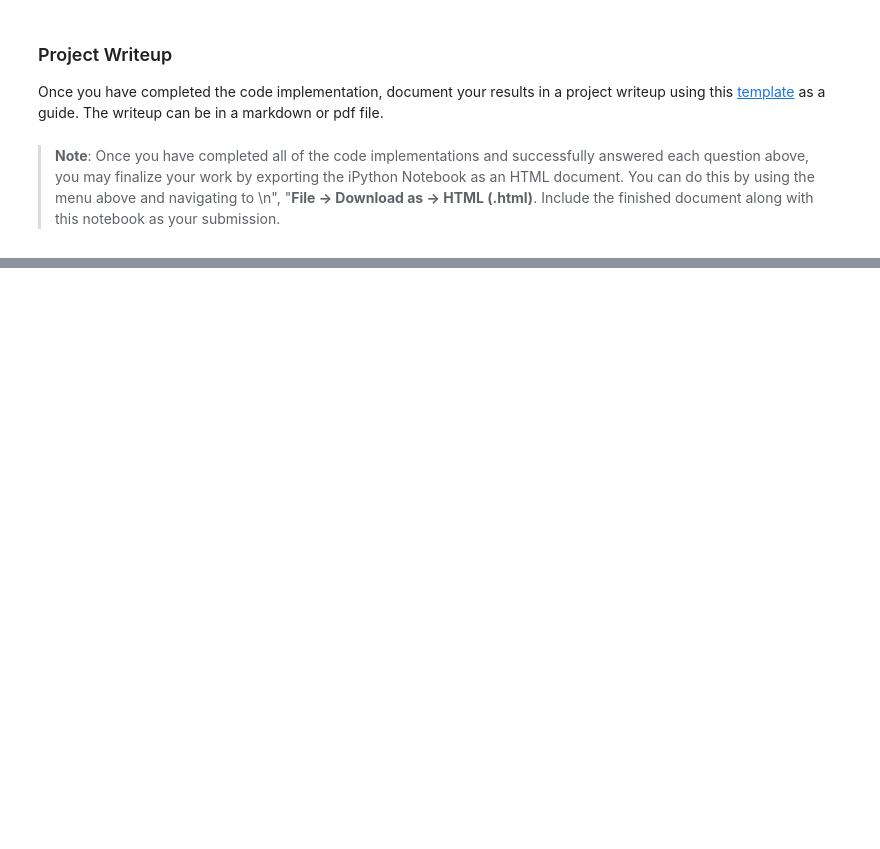
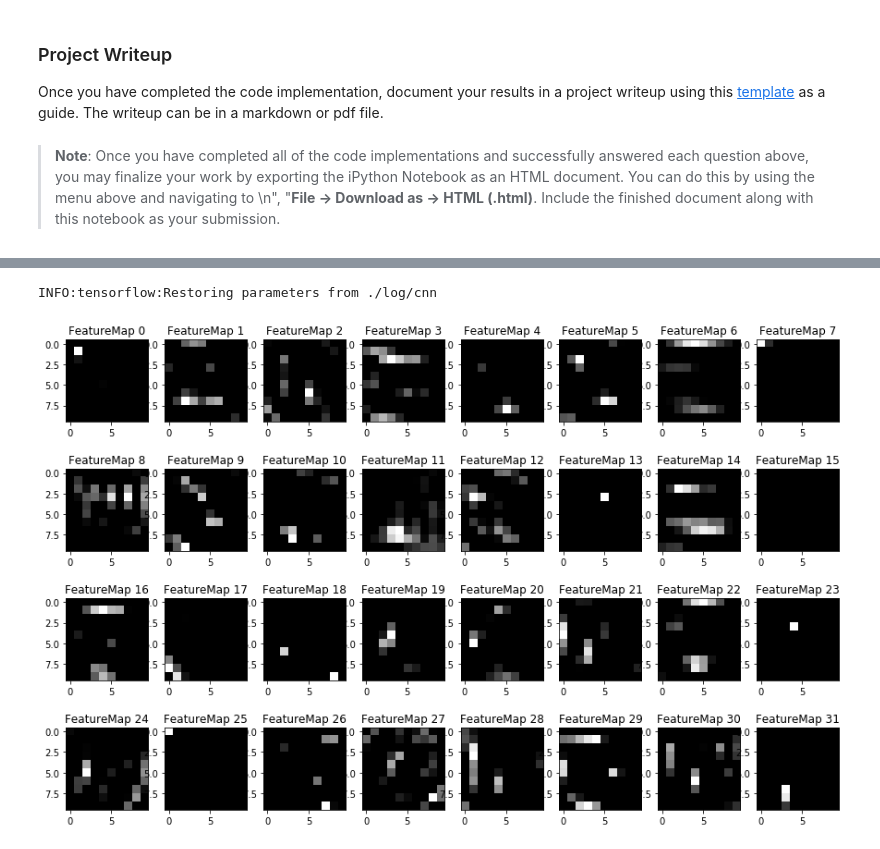
Before and after one commit to jdbermeol/CarND-Traffic-Sign-Classifier-Project, a Jupyter notebook: Traffic_Sign_Classifier.ipynb, the cells around one changed output, grey strips where cells are left out. Drawn from its saved outputs; the diff is of its cells as text; code cells hidden in the pictures; blank space fills up the shorter version.

```diff
--- a/Traffic_Sign_Classifier.ipynb
+++ b/Traffic_Sign_Classifier.ipynb
@@ -236,36 +314,36 @@ pre_process = (tf.image.rgb_to_grayscale(pre_process_placeholder) - 128) / 128
 # %% [markdown]
 ### Model Architecture
 # %%
-def encoder(x, keep_prop=1.0):
-    conv1 = tf.contrib.layers.conv2d(x, 108, [5, 5], padding='VALID')
+def encoder(x, rate=0.0):
+    conv1 = tf.layers.conv2d(x, 16, [5, 5], activation=tf.nn.relu)
 
-    max_pool1 = tf.contrib.layers.max_pool2d(
+    max_pool1 = tf.layers.max_pooling2d(
         conv1,
-        [2, 2],
-        stride=2,
-        padding='SAME',
+        pool_size=[2, 2],
+        strides=2,
+        padding='same'
     )
 
-    dropout1 = tf.nn.dropout(max_pool1, keep_prop)
+    dropout1 = tf.layers.dropout(max_pool1, rate)
 
-    conv2 = tf.contrib.layers.conv2d(dropout1, 108, [5, 5], padding='VALID')
+    conv2 = tf.layers.conv2d(dropout1, 32, [5, 5], activation=tf.nn.relu)
 
-    max_pooling2 = tf.contrib.layers.max_pool2d(
+    max_pooling2 = tf.layers.max_pooling2d(
         conv2,
-        [2, 2],
-        stride=2,
-        padding='SAME',
+        pool_size=[2, 2],
+        strides=2,
+        padding='same'
     )
 
-    dropout2 = tf.nn.dropout(max_pooling2, keep_prop)
+    dropout2 = tf.layers.dropout(max_pooling2, rate)
 
     flatten_data = tf.contrib.layers.flatten(dropout2)
 
-    dense1 = tf.contrib.layers.fully_connected(flatten_data, 100)
+    dense1 = tf.layers.dense(flatten_data, 100, activation=tf.nn.relu)
 
-    dropout4 = tf.nn.dropout(dense1, keep_prop)
+    dropout4 = tf.layers.dropout(dense1, rate)
 
-    logits = tf.contrib.layers.fully_connected(dropout4, n_classes)
+    logits = tf.layers.dense(dropout4, n_classes)
 
     return conv1, max_pool1, conv2, max_pooling2, dense1, logits
 # %% [markdown]
@@ -281,7 +359,7 @@ one_hot_y = tf.one_hot(y, n_classes)
 rate = 0.001
 
 with tf.variable_scope('encoder'):
-    _, _, _, _, _, train_logits = encoder(x, .9)
+    _, _, _, _, _, train_logits = encoder(x, .1)
 with tf.variable_scope('encoder', reuse=True):
     pred_conv1, pred_max_pool1, pred_conv2, pred_max_pooling2, _, pred_logits = encoder(pre_process)
 cross_entropy = tf.nn.softmax_cross_entropy_with_logits(labels=one_hot_y, logits=train_logits)
@@ -303,9 +381,9 @@ def evaluate(X_data, y_data):
     return total_accuracy / num_examples
 # %%
 EPOCHS = 10
-BATCH_SIZE = 32
+BATCH_SIZE = 128
 saver = tf.train.Saver()
-with tf.Session() as sess:
+with tf.Session(config=tf.ConfigProto(log_device_placement=True)) as sess:
     sess.run(tf.global_variables_initializer())
     num_examples = len(X_train)
 
@@ -343,7 +439,7 @@ X_new_images[1] = ndimage.imread('./new_images/bicycle.jpg')
 X_new_images[2] = ndimage.imread('./new_images/bumpy_road.jpg')
 X_new_images[3] = ndimage.imread('./new_images/no_pass.jpg')
 X_new_images[4] = ndimage.imread('./new_images/stop_sign.jpg')
-y_new_images = np.array([4, 29, 22  9 14])
+y_new_images = np.array([4, 29, 22, 9, 14])
 # %% [markdown]
 ### Predict the Sign Type for Each Image
 # %%
@@ -483,0 +613,7 @@ with tf.Session() as sess:
+# %%
+with tf.Session() as sess:
+    saver.restore(sess, tf.train.latest_checkpoint('./log/'))
+    outputFeatureMap(X_new_images, pred_conv2)
+# %% [output]
+INFO:tensorflow:Restoring parameters from ./log/cnn
+[figure, added]
```
Also changed, not shown: parts of 15 cells of this notebook.
